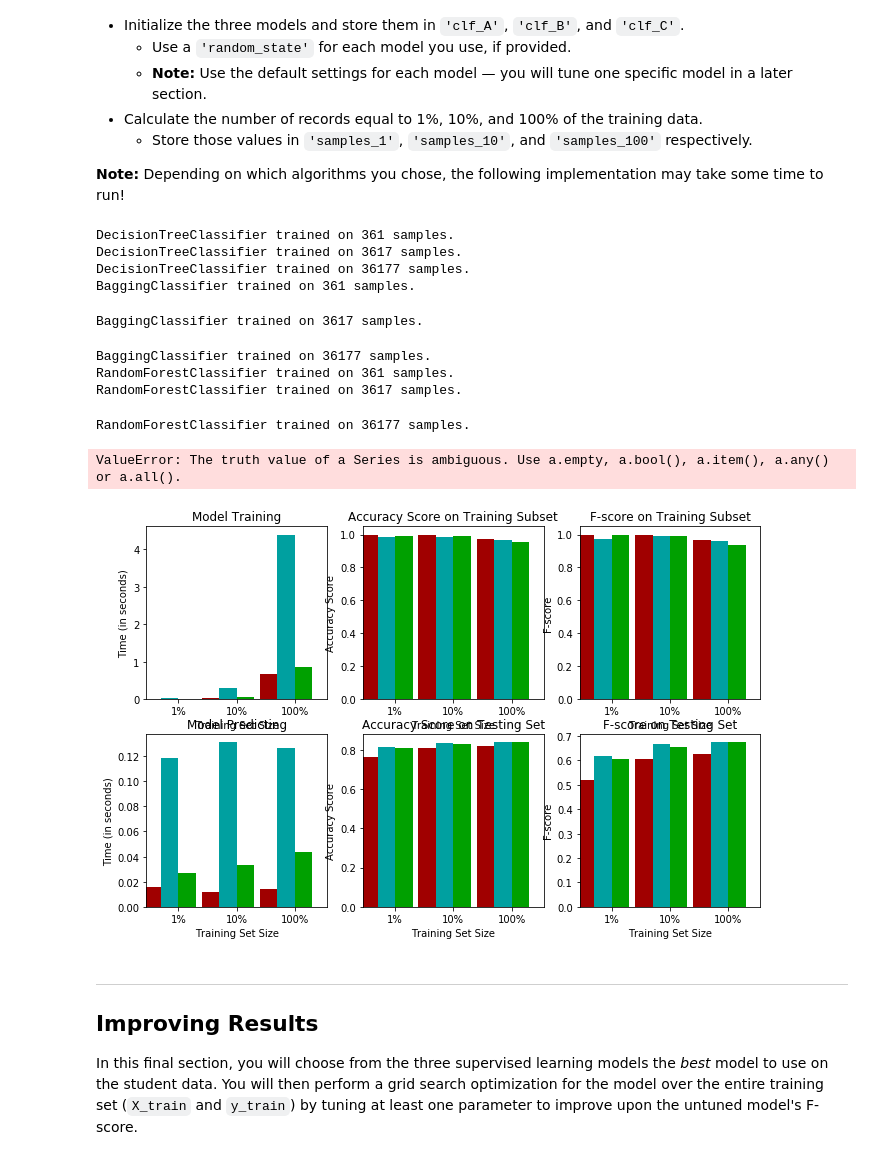
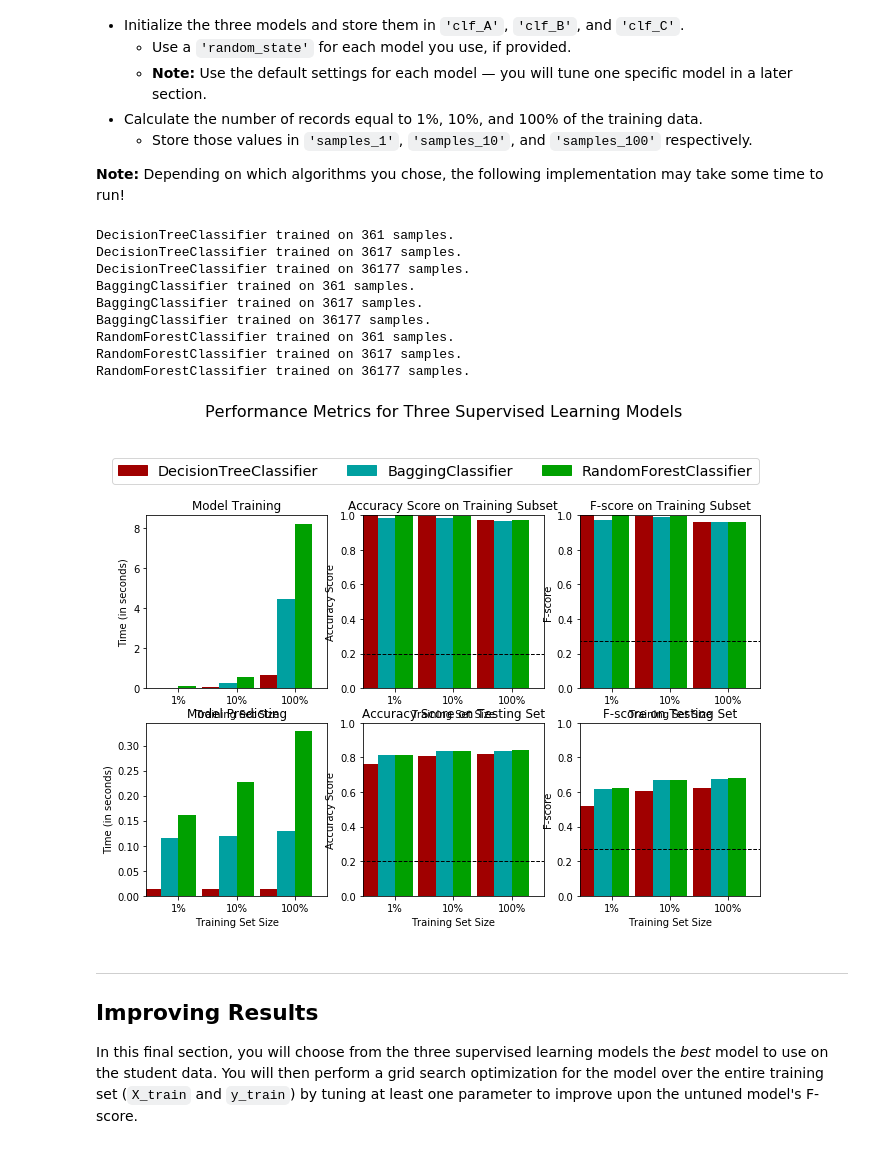
Before and after one commit to codeman27/MachineLearningNanodegree_P1, a Jupyter notebook: finding_donors/finding_donors.ipynb, the cells around one changed output. Drawn from its saved outputs; the diff is of its cells as text; code cells hidden in the pictures.

Commit message:
Fixed errors - Submission #1

```diff
--- a/finding_donors/finding_donors.ipynb
+++ b/finding_donors/finding_donors.ipynb
@@ -353,13 +360,13 @@ def train_predict(learner, sample_size, X_train, y_train, X_test, y_test):
     results['acc_train'] = accuracy_score(predictions_train, y_train[:300])
 
     # TODO: Compute accuracy on test set using accuracy_score()
-    results['acc_test'] = accuracy_score(predictions_test, y_test)
+    results['acc_test'] = accuracy_score(y_test, predictions_test)
 
     # TODO: Compute F-score on the the first 300 training samples using fbeta_score()
-    results['f_train'] = fbeta_score(y_train[:300], predictions_train, beta=0.5)
+    results['f_train'] = fbeta_score(y_train[:300], predictions_train, average='binary', beta=0.5)
 
     # TODO: Compute F-score on the test set which is y_test
-    results['f_test'] = fbeta_score(y_test, predictions_test, beta=0.5)
+    results['f_test'] = fbeta_score(y_test, predictions_test, average='binary', beta=0.5)
 
     # Success
     print("{} trained on {} samples.".format(learner.__class__.__name__, sample_size))
@@ -383,44 +390,42 @@ from sklearn.tree import DecisionTreeClassifier
 from sklearn.ensemble import BaggingClassifier
 from sklearn.ensemble import RandomForestClassifier
 
 # TODO: Initialize the three models
 clf_A = DecisionTreeClassifier(random_state = 1)
 clf_B = BaggingClassifier(random_state = 1)
-clf_C = RandomForestClassifier(random_state = 1)
+clf_C = RandomForestClassifier(random_state = 1, n_estimators=100) #setting n_estimators so warning doesn't trigger
 
 # TODO: Calculate the number of samples for 1%, 10%, and 100% of the training data
 # HINT: samples_100 is the entire training set i.e. len(y_train)
 # HINT: samples_10 is 10% of samples_100 (ensure to set the count of the values to be `int` and not `float`)
 # HINT: samples_1 is 1% of samples_100 (ensure to set the count of the values to be `int` and not `float`)
 samples_100 = len(y_train)
 samples_10 = int(len(y_train) * 0.1)
 samples_1 = int(len(y_train) * 0.01)
 
 
 # Collect results on the learners
 results = {}
 for clf in [clf_A, clf_B, clf_C]:
     clf_name = clf.__class__.__name__
     results[clf_name] = {}
     for i, samples in enumerate([samples_1, samples_10, samples_100]):
         results[clf_name][i] = \
-        train_predict(clf, samples, X_train, y_train, X_test, y_test)
+        train_predict(clf, samples, X_train, y_train[0], X_test, y_test[0])
 
 # Run metrics visualization for the three supervised learning models chosen
-
-vs.evaluate(results, accuracy, fscore)
+vs.evaluate(results, accuracy[0], fscore[0])
 # %% [output]
 DecisionTreeClassifier trained on 361 samples.
 DecisionTreeClassifier trained on 3617 samples.
 DecisionTreeClassifier trained on 36177 samples.
 BaggingClassifier trained on 361 samples.
+BaggingClassifier trained on 3617 samples.
+BaggingClassifier trained on 36177 samples.
+RandomForestClassifier trained on 361 samples.
+RandomForestClassifier trained on 3617 samples.
+RandomForestClassifier trained on 36177 samples.
-BaggingClassifier trained on 3617 samples.
-BaggingClassifier trained on 36177 samples.
-RandomForestClassifier trained on 361 samples.
-RandomForestClassifier trained on 3617 samples.
-RandomForestClassifier trained on 36177 samples.
-ValueError: The truth value of a Series is ambiguous. Use a.empty, a.bool(), a.item(), a.any() or a.all().
-[figure, old version]
+[figure, new version]
 # %% [markdown]
 ----
 ## Improving Results
```
Also changed, not shown: parts of 8 cells of this notebook.
